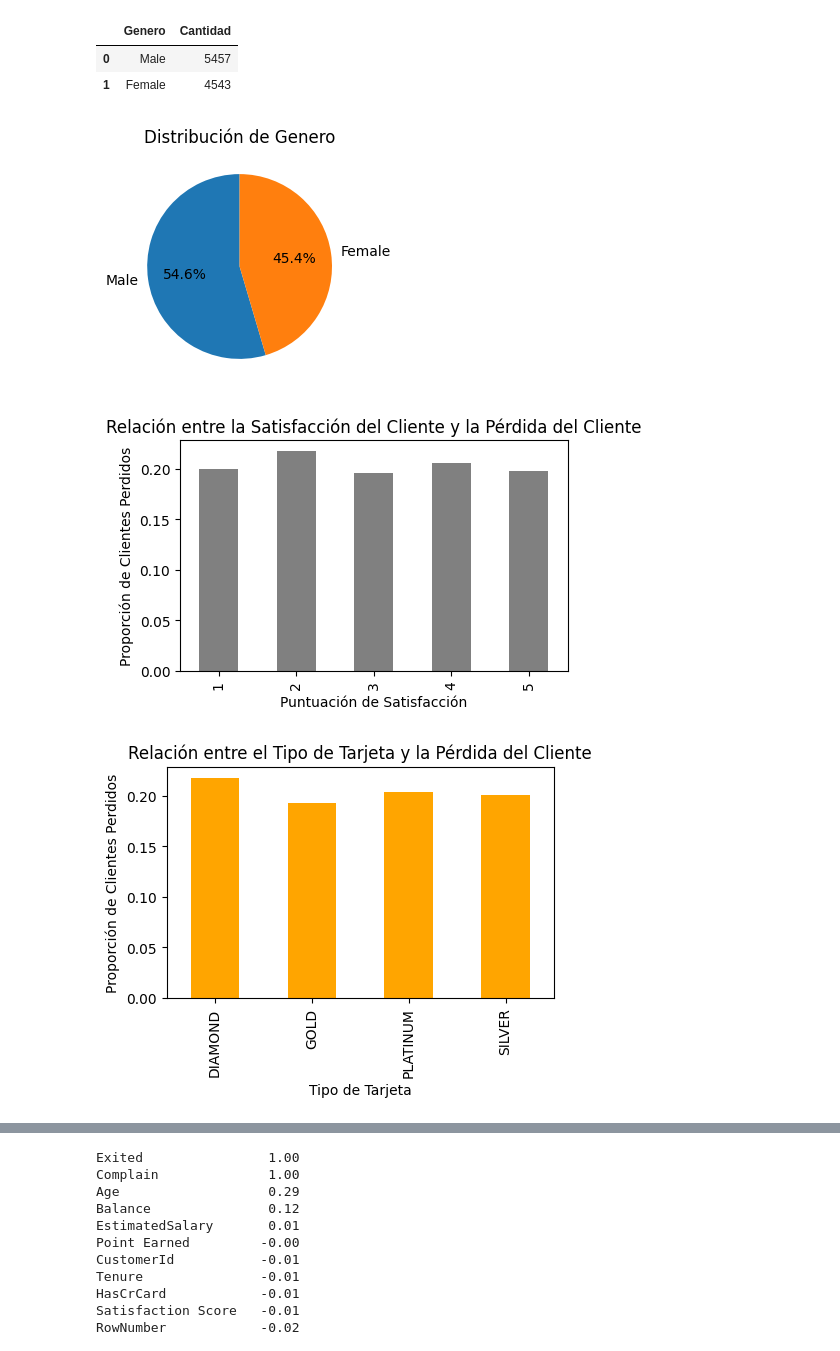
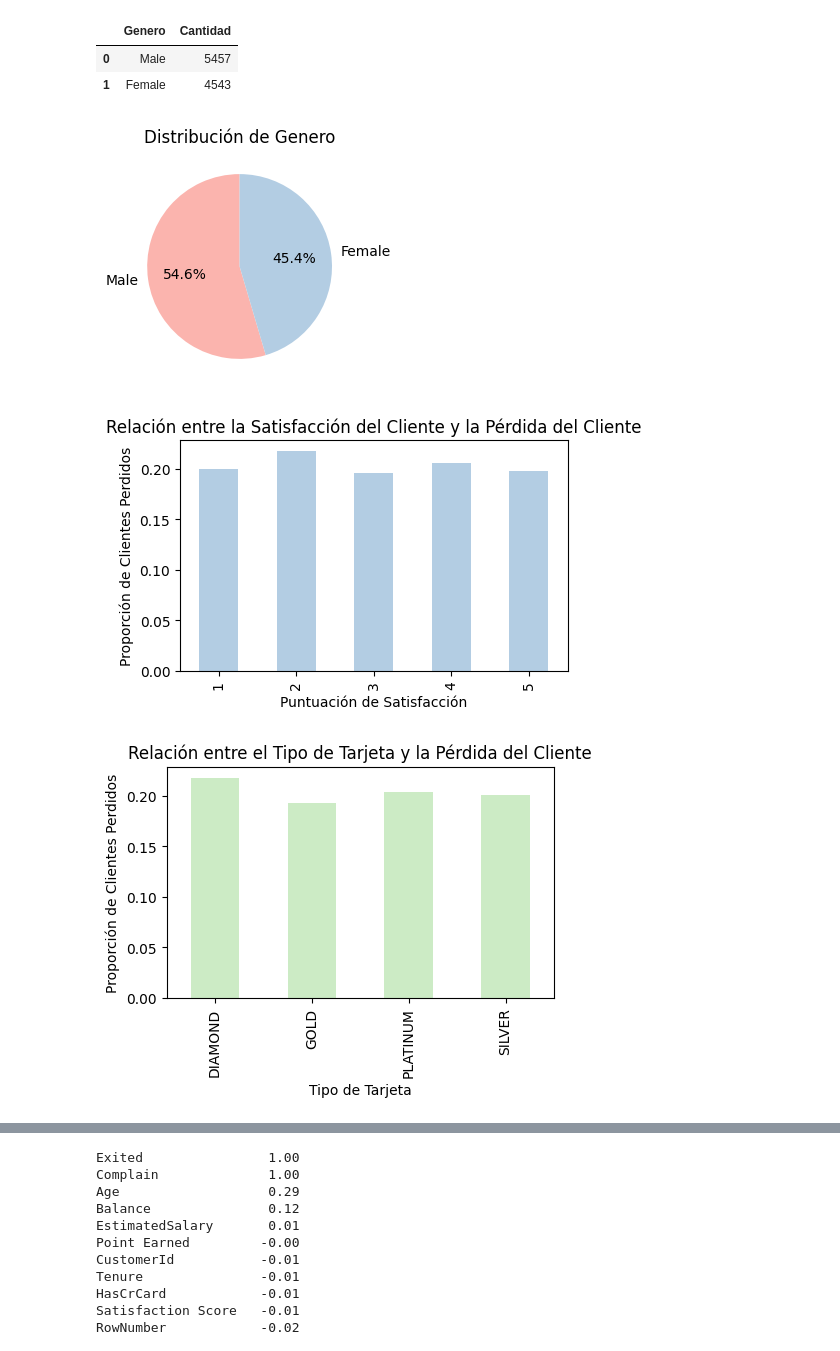
Before and after one commit to Leencita/Primer-Entregable, a Jupyter notebook: ProyectoDS_ParteI_+CabezasOlivas.ipynb, the cells around one changed output, grey strips where cells are left out. Drawn from its saved outputs; the diff is of its cells as text; code cells hidden in the pictures.

```diff
--- a/ProyectoDS_ParteI_+CabezasOlivas.ipynb
+++ b/ProyectoDS_ParteI_+CabezasOlivas.ipynb
@@ -85,16 +85,17 @@ df_genero
 # %%
 data = df_genero
 plt.figure(figsize=(8,3))
-plt.pie(data['Cantidad'], labels=data['Genero'], autopct='%1.1f%%', startangle=90)
+colors = plt.get_cmap('Pastel1').colors
+plt.pie(data['Cantidad'], labels=data['Genero'], autopct='%1.1f%%', startangle=90, colors= colors)
 plt.title('Distribución de Genero')
 plt.show()
 # Creación de gráfico que muestra la distribucion por género
 # %% [output]
-[figure, old version]
+[figure, new version]
 # %%
 plt.figure(figsize=(5, 3))
 # Indicando el tamaño deseado del gráfico
-df.groupby('Satisfaction Score')['Exited'].mean().plot(kind='bar', color='Grey')
+df.groupby('Satisfaction Score')['Exited'].mean().plot(kind='bar', color='#b3cde3')
 # Agrupamos dataframe "df" por Satisfaccion y por clientes perdidos. Se crea un grafico de barras basado en la agrupación creada.
 plt.title('Relación entre la Satisfacción del Cliente y la Pérdida del Cliente')
 # Titulo del gráfico
@@ -104,11 +105,11 @@ plt.ylabel('Proporción de Clientes Perdidos')
 # Etiqueta del eje y
 plt.show()
 # %% [output]
-[figure, old version]
+[figure, new version]
 # %%
 plt.figure(figsize=(5, 3))
 # Indicando el tamaño deseado del gráfico
-df.groupby('Card Type')['Exited'].mean().plot(kind='bar', color='orange')
+df.groupby('Card Type')['Exited'].mean().plot(kind='bar', color='#ccebc5')
 # Agrupamos dataframe "df" por Tipo de tarjeta y por clientes perdidos. Se crea un grafico de barras basado en la agrupación creada.
 plt.title('Relación entre el Tipo de Tarjeta y la Pérdida del Cliente')
 # Titulo del gráfico
@@ -118,7 +119,7 @@ plt.ylabel('Proporción de Clientes Perdidos')
 # Etiqueta del eje y
 plt.show()
 # %% [output]
-[figure, old version]
+[figure, new version]
 # %%
 plt.figure(figsize=(5, 3))
 # Indicando el tamaño deseado del gráfico
```
Also changed, not shown: parts of 4 cells of this notebook.
